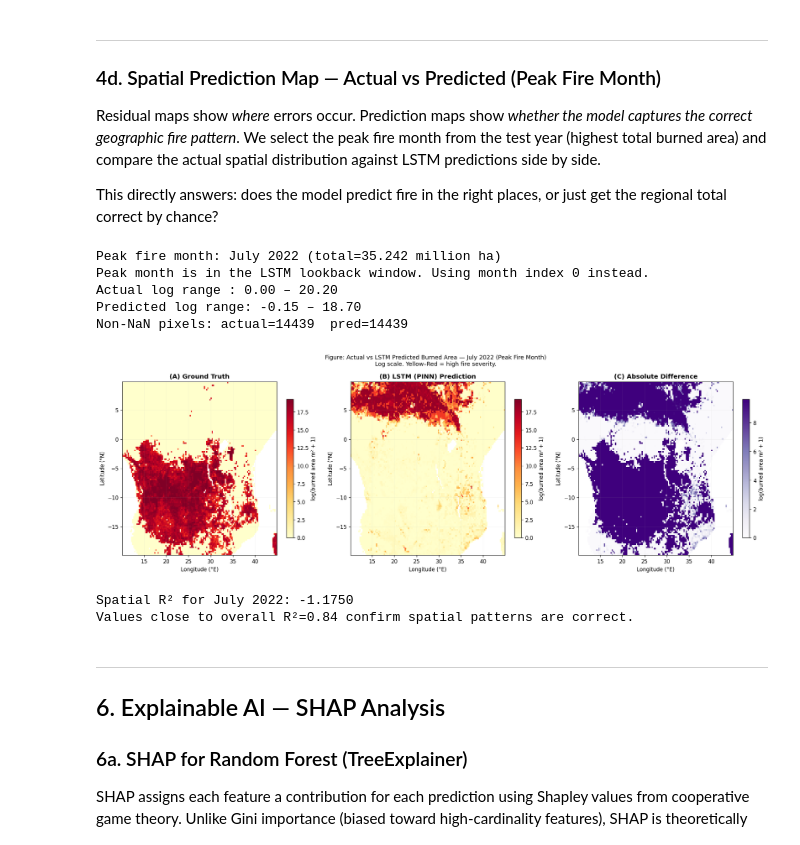
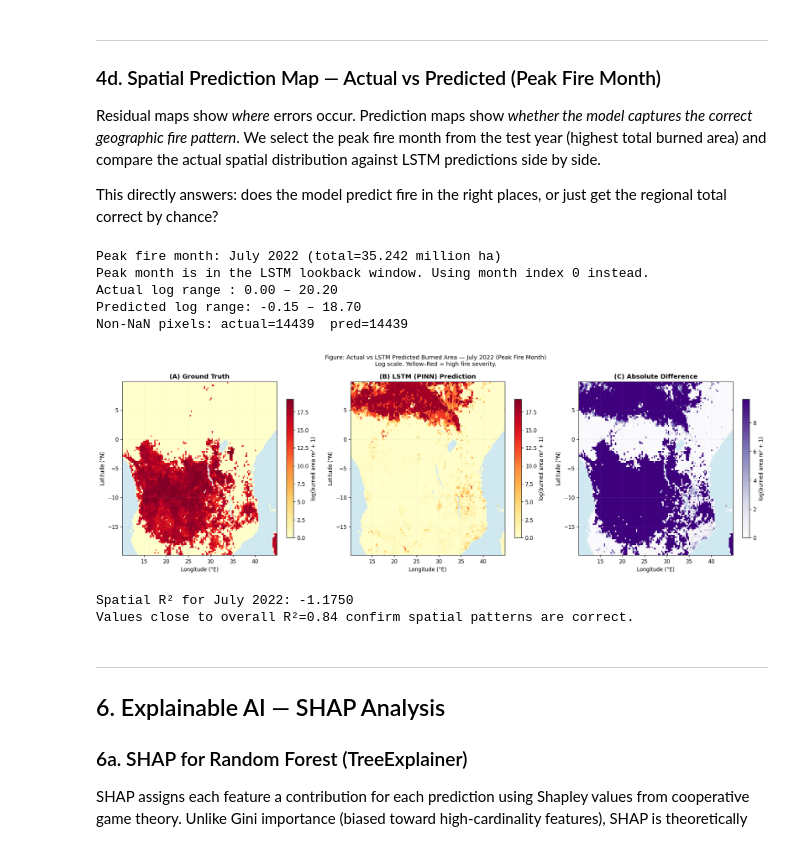
Before and after one commit to IshaqueAli25/Sustainable-Wildfire-Prediction-AI, a Jupyter notebook: 4_Evaluation_and_XAI.ipynb, the cells around one changed output. Drawn from its saved outputs; the diff is of its cells as text; code cells hidden in the pictures.

```diff
--- a/4_Evaluation_and_XAI.ipynb
+++ b/4_Evaluation_and_XAI.ipynb
@@ -692,6 +692,8 @@ vmax = np.nanpercentile(np.abs(rf_resid_mean), 95)
 fig, axes = plt.subplots(1, 2, figsize=(15, 6))
 for ax, rmap, title in [(axes[0], rf_resid_mean,   'Random Forest'),
                          (axes[1], lstm_resid_mean, 'LSTM (PINN)')]:
+    rmap_masked = np.ma.masked_invalid(rmap)
+    ax.set_facecolor('#d0e8f0')
     im = ax.imshow(rmap, aspect='auto', origin='upper',
                    extent=[lon_vals.min(), lon_vals.max(), lat_vals.min(), lat_vals.max()],
                    cmap='RdBu', vmin=-vmax, vmax=vmax)
@@ -783,38 +785,40 @@ cmaps  = ['YlOrRd', 'YlOrRd', 'Purples']
 vmaxs  = [vmax, vmax, vmax * 0.5]
 
 for ax, title, rmap, cmap, vm in zip(axes, titles, maps, cmaps, vmaxs):
+    map_masked = np.ma.masked_invalid(rmap)
+    ax.set_facecolor('#d0e8f0')
     im = ax.imshow(rmap, aspect='auto', origin='upper',
                    extent=[lon_v.min(), lon_v.max(), lat_v.min(), lat_v.max()],
                    cmap=cmap, vmin=0, vmax=vm)
     plt.colorbar(im, ax=ax, label='log(burned area m² + 1)', shrink=0.8)
     ax.set_xlabel('Longitude (°E)')
     ax.set_ylabel('Latitude (°N)')
     ax.set_title(title, fontweight='bold')
     ax.grid(True, alpha=0.2, linewidth=0.4)
 
 plt.suptitle(
     f'Figure: Actual vs LSTM Predicted Burned Area — {peak_time.strftime("%B %Y")} (Peak Fire Month)\n'
     f'Log scale. Yellow–Red = high fire severity.',
     fontsize=11
 )
 plt.tight_layout()
 plt.savefig(os.path.join(FIG_PATH, 'fig_spatial_pred_vs_actual.png'), dpi=150, bbox_inches='tight')
 plt.show()
 
 # Spatial R2 for this month
 from sklearn.metrics import r2_score as r2s
 mask = ~np.isnan(actual_log_masked.ravel()) & ~np.isnan(pred_log.ravel())
 if mask.sum() > 10:
     r2_spatial = r2s(actual_log_masked.ravel()[mask], pred_log.ravel()[mask])
     print(f'Spatial R² for {peak_time.strftime("%B %Y")}: {r2_spatial:.4f}')
     print('Values close to overall R²=0.84 confirm spatial patterns are correct.')
 # %% [output]
 Peak fire month: July 2022 (total=35.242 million ha)
 Peak month is in the LSTM lookback window. Using month index 0 instead.
 Actual log range : 0.00 – 20.20
 Predicted log range: -0.15 – 18.70
 Non-NaN pixels: actual=14439  pred=14439
-[figure, old version]
+[figure, new version]
 Spatial R² for July 2022: -1.1750
 Values close to overall R²=0.84 confirm spatial patterns are correct.
 # %% [markdown]
```
Also changed, not shown: parts of 7 cells of this notebook, 2 other files.
